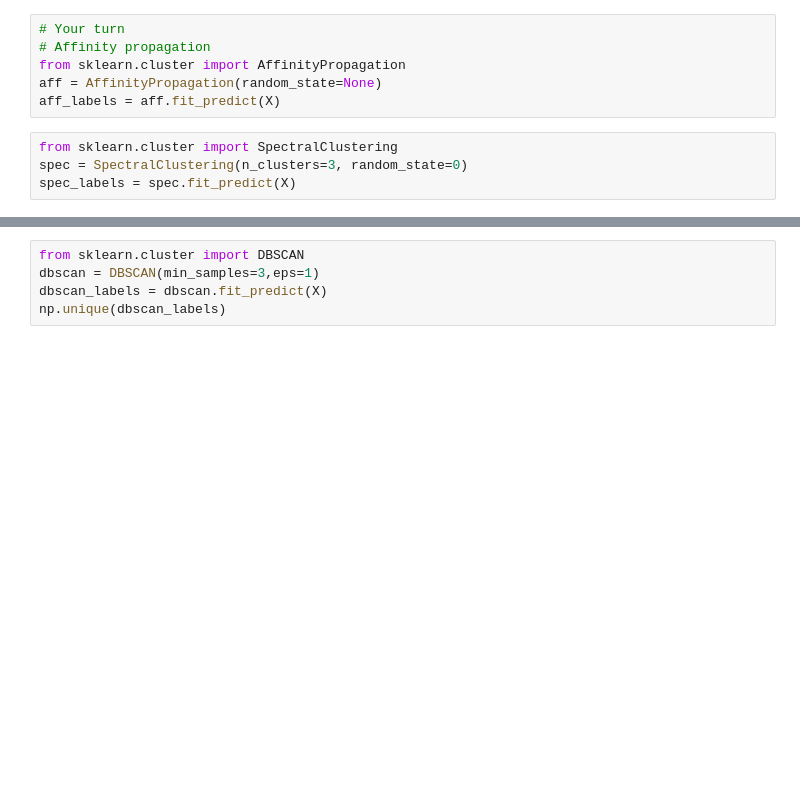
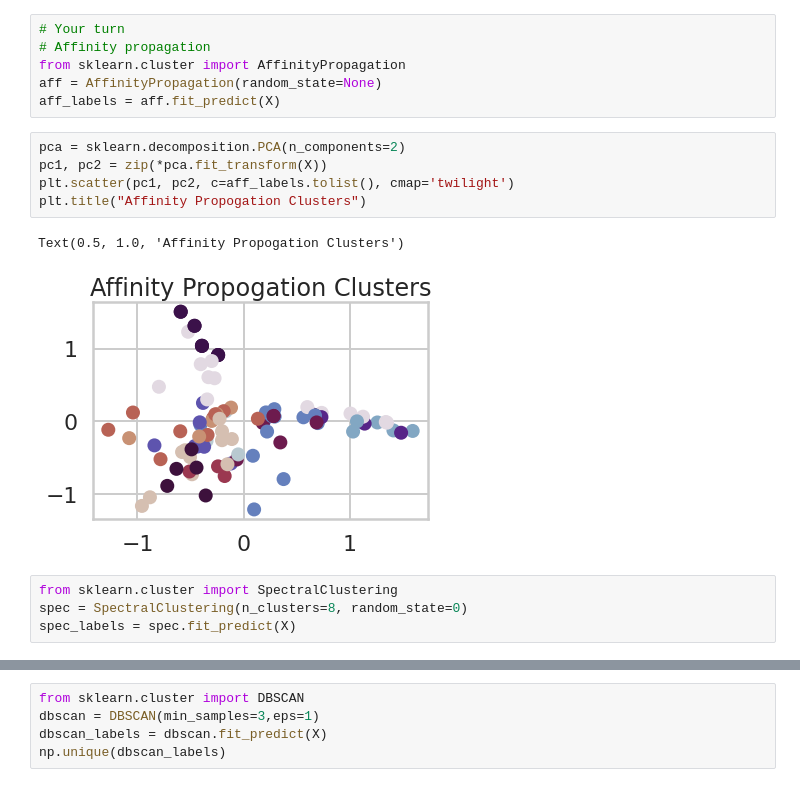
Before and after one commit to ipaulson/sb_curriculum, a Jupyter notebook: k-means-clustering/Clustering Case Study - Customer Segmentation with K-Means - Tier 3.ipynb, the cells around one changed output, grey strips where cells are left out. Saved outputs shown, nothing was run; the diff lists cells and outputs as text; blank space fills up the shorter version.

```diff
--- a/k-means-clustering/Clustering Case Study - Customer Segmentation with K-Means - Tier 3.ipynb
+++ b/k-means-clustering/Clustering Case Study - Customer Segmentation with K-Means - Tier 3.ipynb
@@ -560,7 +560,15 @@ Source: http://scikit-learn.org/stable/modules/clustering.html
 from sklearn.cluster import AffinityPropagation
 aff = AffinityPropagation(random_state=None)
 aff_labels = aff.fit_predict(X)
+# %%
+pca = sklearn.decomposition.PCA(n_components=2)
+pc1, pc2 = zip(*pca.fit_transform(X))
+plt.scatter(pc1, pc2, c=aff_labels.tolist(), cmap='twilight')
+plt.title("Affinity Propogation Clusters")
+# %% [output]
+Text(0.5, 1.0, 'Affinity Propogation Clusters')
+[figure, added]
 # %%
 from sklearn.cluster import SpectralClustering
-spec = SpectralClustering(n_clusters=3, random_state=0)
+spec = SpectralClustering(n_clusters=8, random_state=0)
 spec_labels = spec.fit_predict(X)
```
Also changed, not shown: parts of 9 cells of this notebook, 1 other file.
